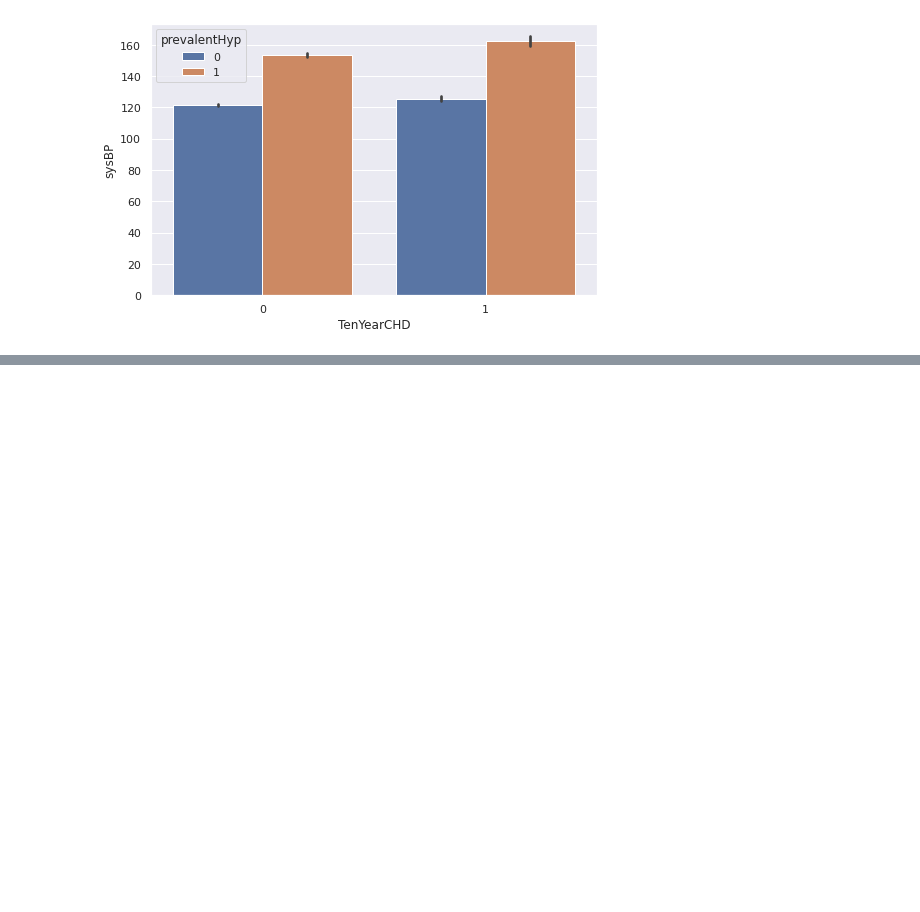
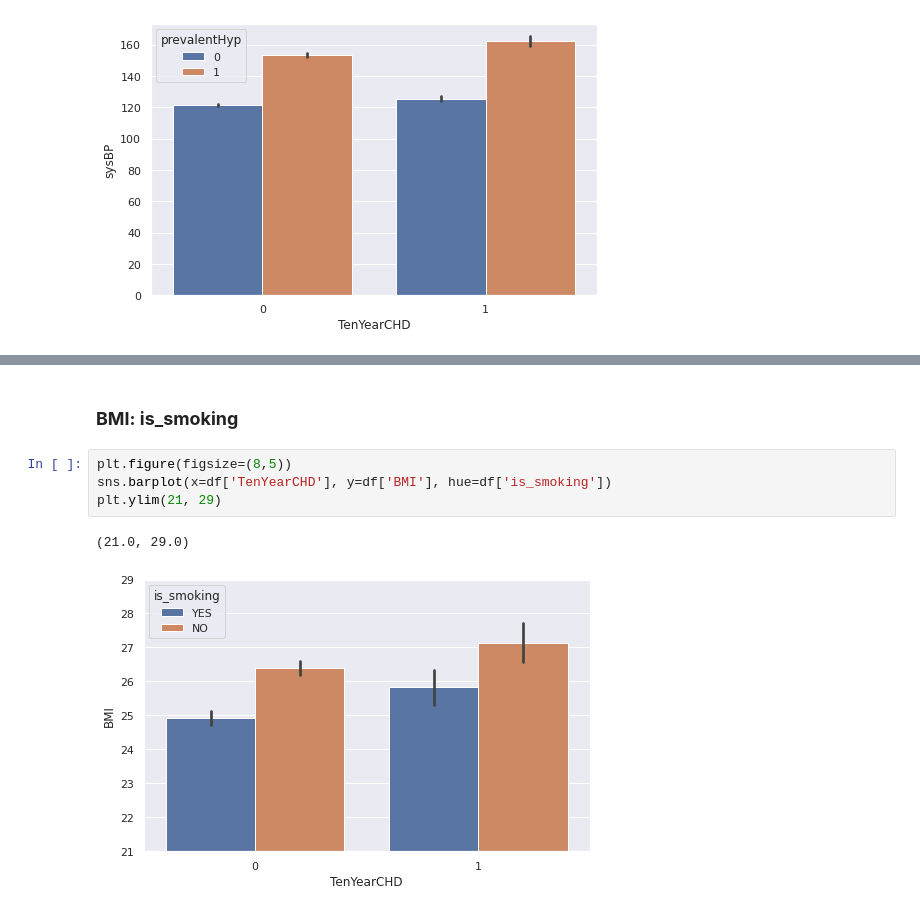
Before and after one commit to rsonar821/Classification-Capstone-Project, a Jupyter notebook: Cardiovascular_Risk_Prediction.ipynb, the cells around one changed output, grey strips where cells are left out. Drawn from its saved outputs; the diff is of its cells as text; blank space fills up the shorter version.

```diff
--- a/Cardiovascular_Risk_Prediction.ipynb
+++ b/Cardiovascular_Risk_Prediction.ipynb
@@ -393,0 +405,9 @@ sns.barplot(x=df['TenYearCHD'], y=df['sysBP'], hue=df['prevalentHyp'])
+# %% [markdown]
+### **BMI: is_smoking**
+# %%
+plt.figure(figsize=(8,5))
+sns.barplot(x=df['TenYearCHD'], y=df['BMI'], hue=df['is_smoking'])
+plt.ylim(21, 29)
+# %% [output]
+(21.0, 29.0)
+[figure, added]
```
Also changed, not shown: parts of 22 cells of this notebook.
